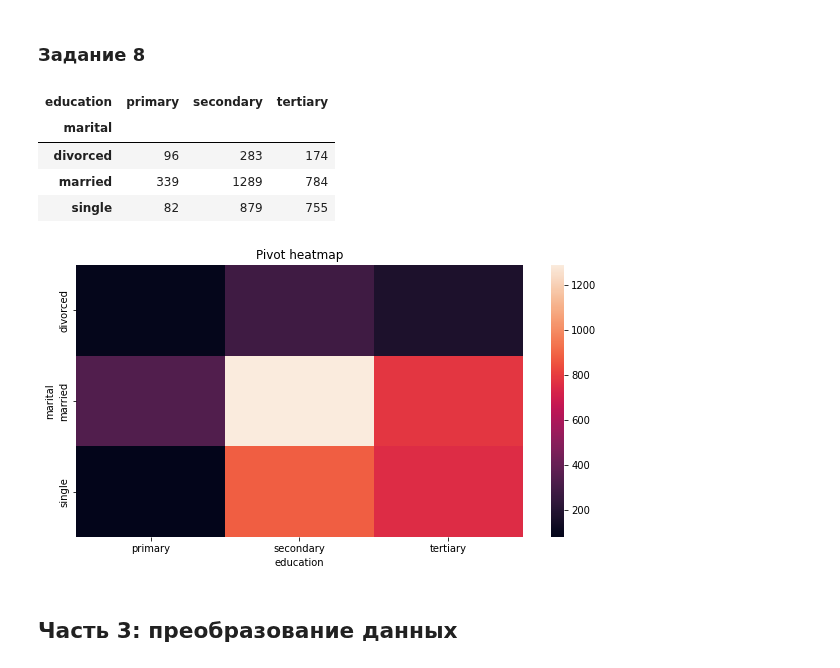
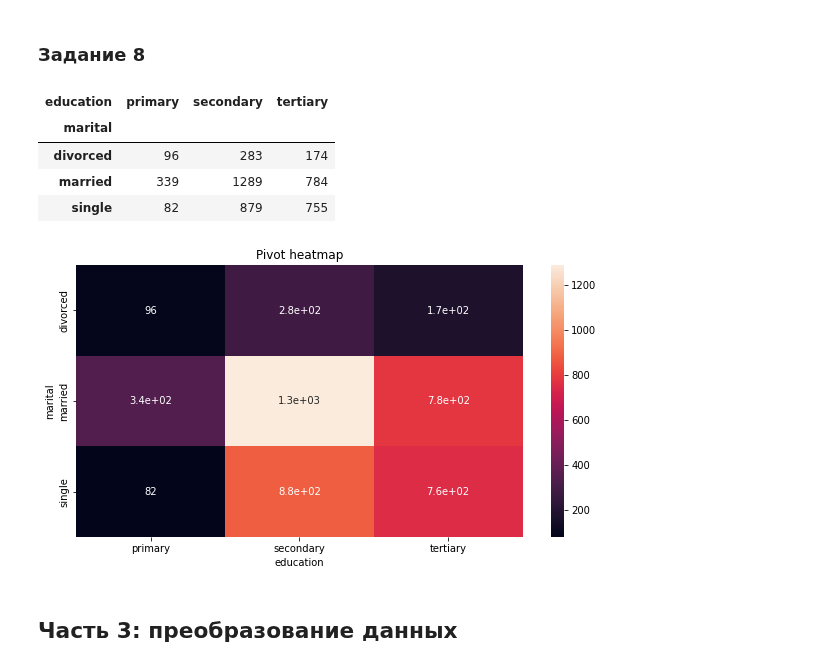
Before and after one commit to PoluboyarinovSI/SF_DataScience, a Jupyter notebook: project_4/Project_4_ML.ipynb, the cells around one changed output. Drawn from its saved outputs; the diff is of its cells as text; code cells hidden in the pictures.

```diff
--- a/project_4/Project_4_ML.ipynb
+++ b/project_4/Project_4_ML.ipynb
@@ -310,25 +358,25 @@ catplot = sns.catplot(
 ### Задание 8
 # %%
 # постройте сводную таблицу, чтобы определить люди с каким образованием и семейным статусом наиболее многочисленны
-#(если рассматривать тех, кто открыл депозит)
+# если рассматривать тех, кто открыл депозит
 positive = cleaned[cleaned['deposit'] == 'yes']
 negative = cleaned[cleaned['deposit'] == 'no']
 
 pivot_pos = pd.pivot_table(positive, values='deposit', index=['marital'],
                     columns=['education'], aggfunc=np.count_nonzero)
 
 display(pivot_pos)
 
 fig = plt.figure(figsize=(10, 5))
-hm = sns.heatmap(pivot_pos);
+hm = sns.heatmap(pivot_pos, cbar=True, annot=True);
 hm.set_title('Pivot heatmap');
 # %% [output]
 | education | primary | secondary | tertiary |
 | marital |  |  |  |
 | divorced | 96 | 283 | 174 |
 | married | 339 | 1289 | 784 |
 | single | 82 | 879 | 755 |
-[figure, old version]
+[figure, new version]
 # %%
 cleaned = cleaned.drop(['deposit_'], axis=1)
 # %% [markdown]
```
Also changed, not shown: parts of 54 cells of this notebook, 1 other file.
